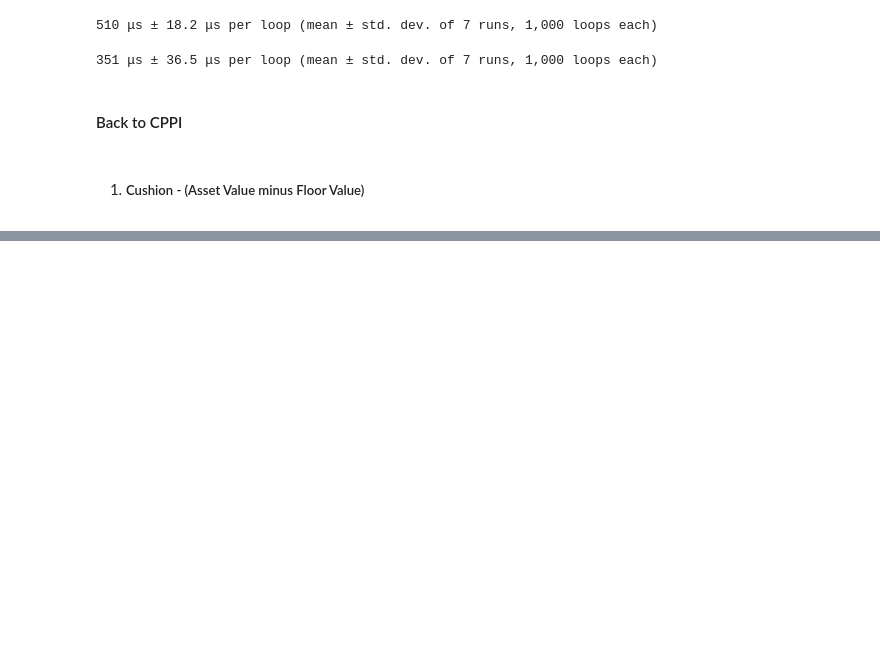
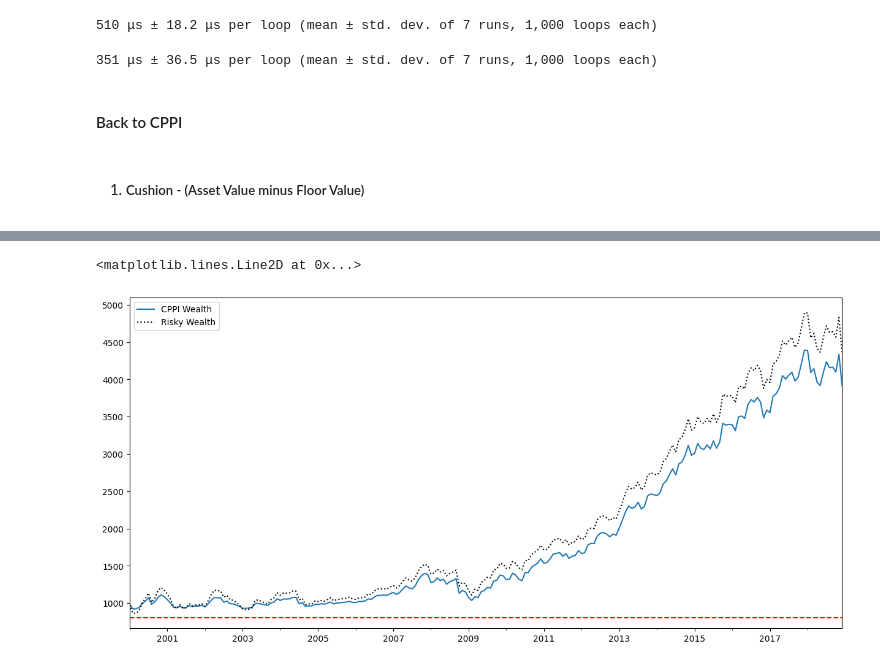
Before and after one commit to E-Zbox/introduction-to-portfolio-construction-and-analysis-with-python, a Jupyter notebook: week-three/section-one/07-cppi-and-drawdown-constraints.ipynb, the cells around one changed output, grey strips where cells are left out. Saved outputs shown, nothing was run; the diff lists cells and outputs as text; code cells hidden in the pictures; blank space fills up the shorter version.

```diff
--- a/week-three/section-one/07-cppi-and-drawdown-constraints.ipynb
+++ b/week-three/section-one/07-cppi-and-drawdown-constraints.ipynb
@@ -161,5 +161,21 @@ cushion_history = pd.DataFrame().reindex_like(risky_asset_return)
 risky_weight_history = pd.DataFrame().reindex_like(risky_asset_return)
 
 for step in range(n_steps):
-    cushion = (account_value - floor_value)
+    cushion = (account_value - floor_value) / account_value
+
     risky_weight = multiplier * cushion
+    risky_weight = np.minimum(risky_weight, 1)
+    risky_weight = np.maximum(risky_weight, 0)
+
+    safe_weight = 1 - risky_weight
+
+    risky_allocation = account_value * risky_weight
+    safe_allocation = account_value * safe_weight
+
+    # update the account value for this timestamp
+    account_value = risky_allocation * (1 + risky_asset_return.iloc[step]) + safe_allocation * (1 + safe_asset_return.iloc[step])
+
+    # save the values so we can look at the history and plot it
+    cushion_history.iloc[step] = cushion
+    risky_weight_history.iloc[step] = risky_weight
+    account_history.iloc[step] = account_value
@@ -165,0 +239,9 @@ for step in range(n_steps):
+# %%
+ax = account_history["Beer"].plot(label="CPPI Wealth", legend=True, figsize=(15, 7))
+
+risky_wealth["Beer"].plot(ax=ax, label="Risky Wealth", legend=True, style="k:")
+
+ax.axhline(y=floor_value, color="red", linestyle="--")
+# %% [output]
+<matplotlib.lines.Line2D at 0x...>
+[figure, added]
```
Also changed, not shown: parts of 20 cells of this notebook, 1 other file.
